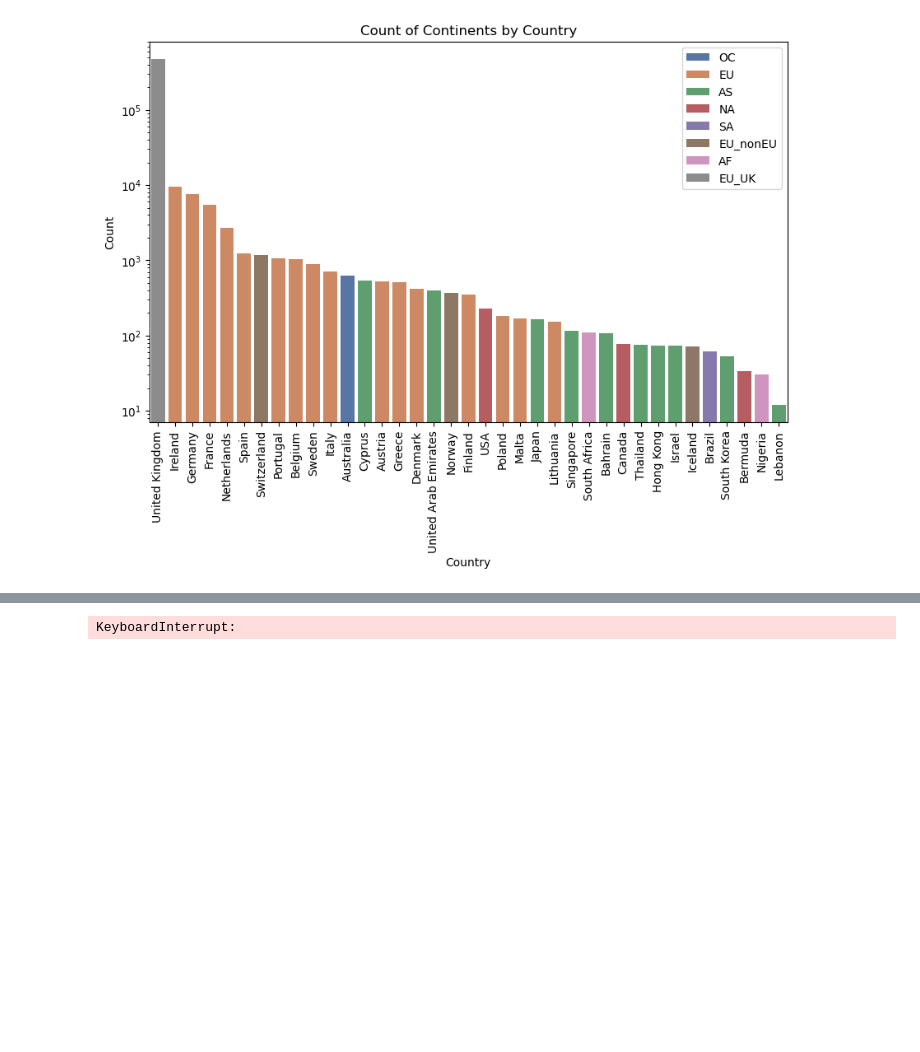
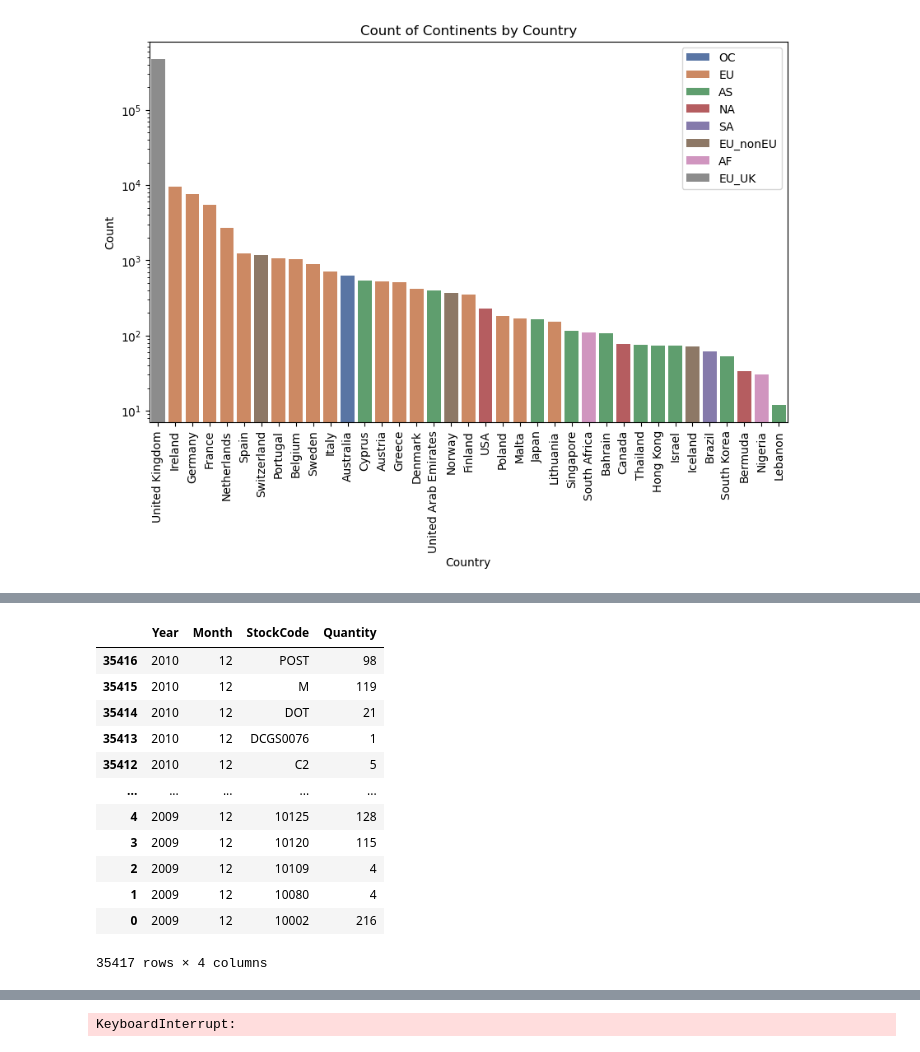
Before and after one commit to wojciechkosiuk/BestHacking-League2k23-mISIe1, a Jupyter notebook: przegladAdam.ipynb, the cells around one changed output, grey strips where cells are left out. Cells and saved outputs as stored; diff of their text form; code cells hidden in the pictures; blank space fills up the shorter version.

```diff
--- a/przegladAdam.ipynb
+++ b/przegladAdam.ipynb
@@ -77,0 +112,16 @@ warnings.filterwarnings("default")
+# %%
+df
+# %% [output]
+|  | Year | Month | StockCode | Quantity |
+| 35416 | 2010 | 12 | POST | 98 |
+| 35415 | 2010 | 12 | M | 119 |
+| 35414 | 2010 | 12 | DOT | 21 |
+| 35413 | 2010 | 12 | DCGS0076 | 1 |
+| 35412 | 2010 | 12 | C2 | 5 |
+| ... | ... | ... | ... | ... |
+| 4 | 2009 | 12 | 10125 | 128 |
+| 3 | 2009 | 12 | 10120 | 115 |
+| 2 | 2009 | 12 | 10109 | 4 |
+| 1 | 2009 | 12 | 10080 | 4 |
+| 0 | 2009 | 12 | 10002 | 216 |
+35417 rows × 4 columns
```
Also changed, not shown: parts of 10 cells of this notebook.
